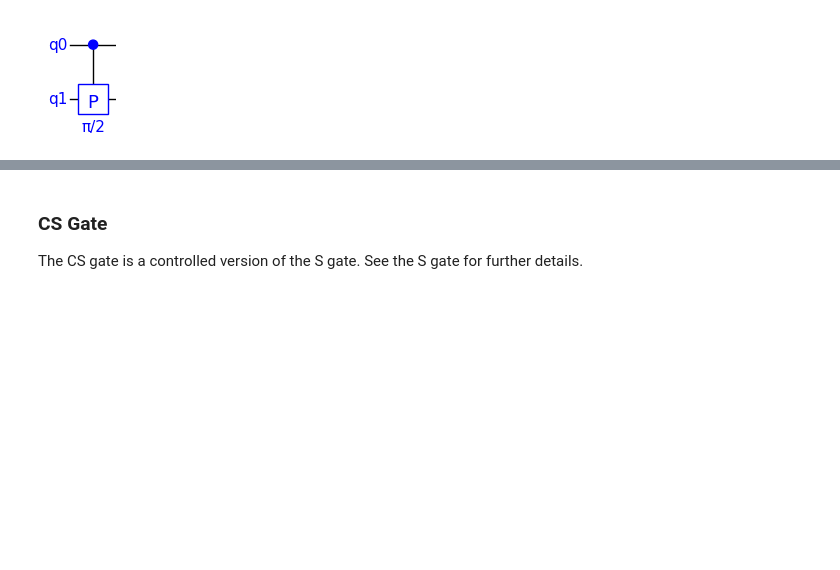
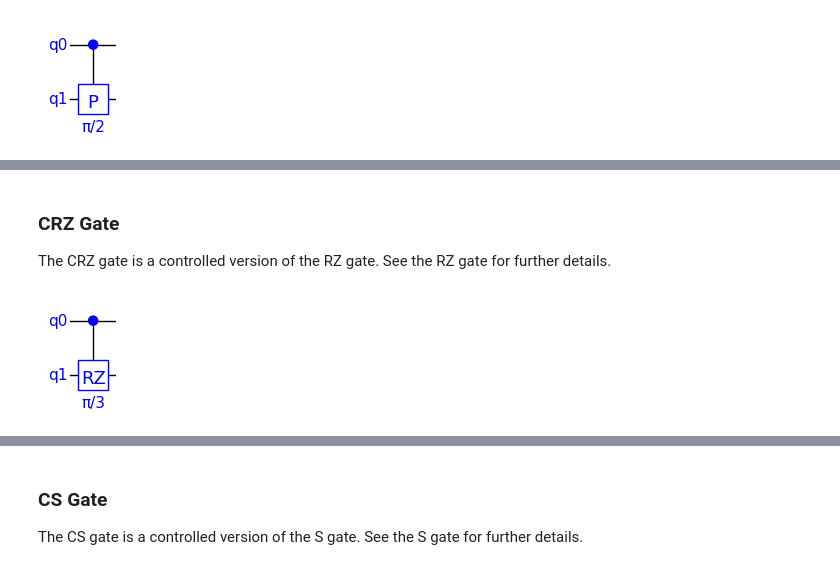
Before and after one commit to jbrumf/tinyqsim, a Jupyter notebook: examples/tutorial_3_guide_to_gates.ipynb, the cells around one changed output, grey strips where cells are left out. Saved outputs shown, nothing was run; the diff lists cells and outputs as text; code cells hidden in the pictures; blank space fills up the shorter version.

```diff
--- a/examples/tutorial_3_guide_to_gates.ipynb
+++ b/examples/tutorial_3_guide_to_gates.ipynb
@@ -406,0 +449,10 @@ qc.draw()
+# %% [markdown]
+### CRZ Gate
+
+The CRZ gate is a controlled version of the RZ gate. See the RZ gate for further details.
+# %%
+qc = QCircuit(2)
+qc.crz(pi / 3, f'{PI}/3', 0, 1)
+qc.draw()
+# %% [output]
+[figure, added]
```
Also changed, not shown: parts of 13 cells of this notebook, 31 other files.
